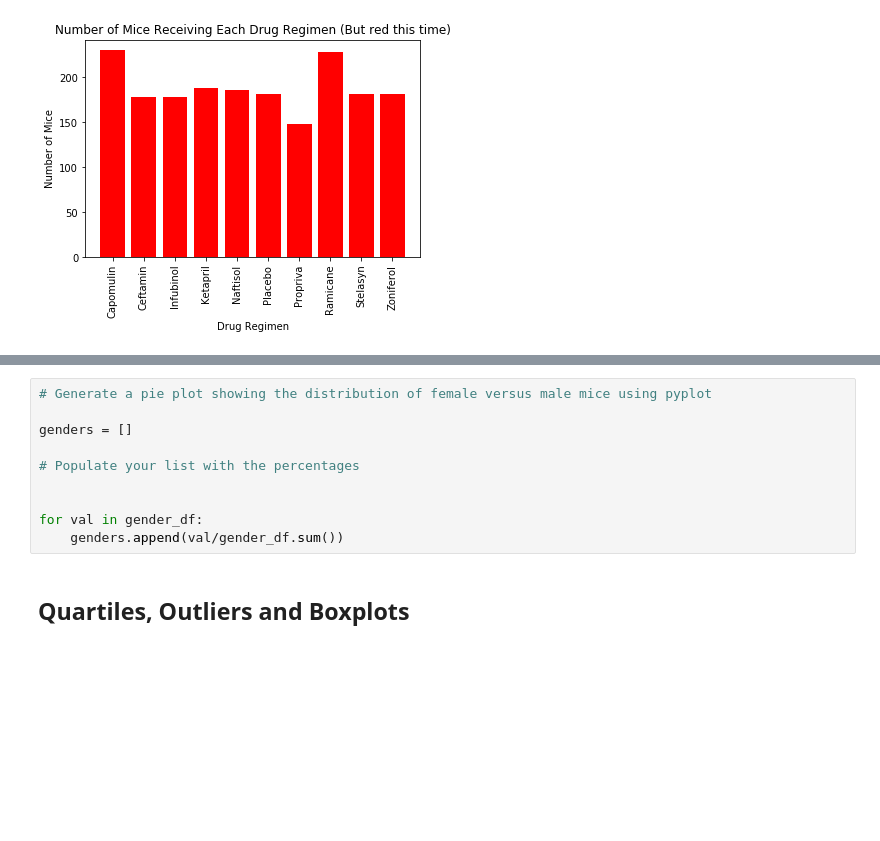
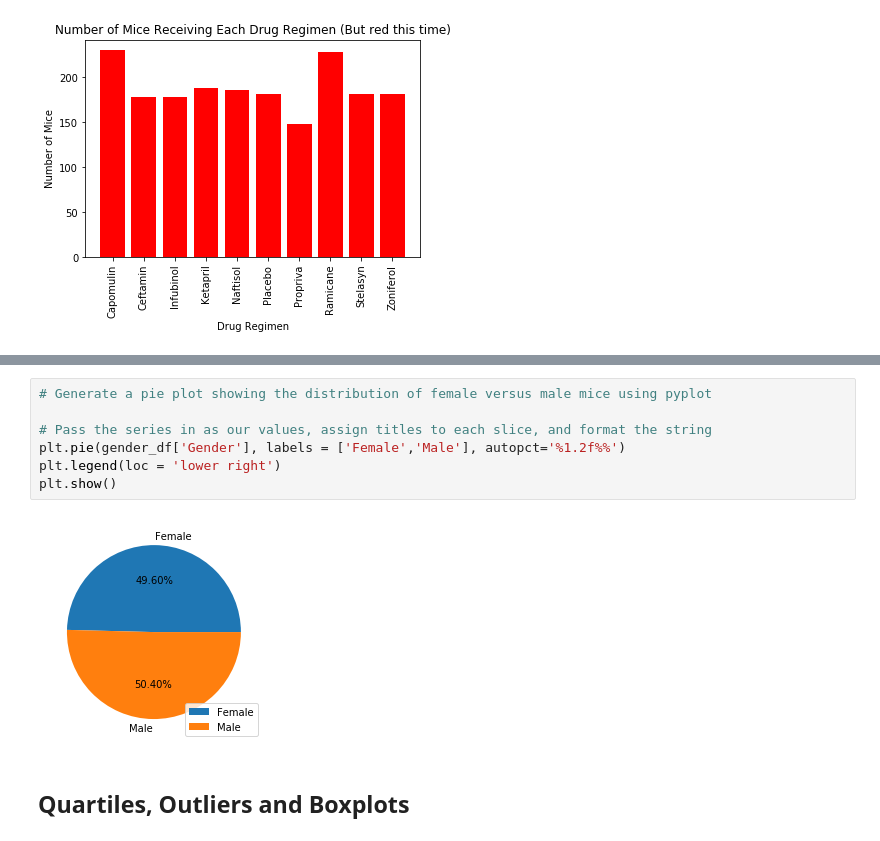
Before and after one commit to mgood13/matplotlib_challenge, a Jupyter notebook: pymaceuticals_starter.ipynb, the cells around one changed output, grey strips where cells are left out. Saved outputs shown, nothing was run; the diff lists cells and outputs as text; blank space fills up the shorter version.

```diff
--- a/pymaceuticals_starter.ipynb
+++ b/pymaceuticals_starter.ipynb
@@ -161,13 +164,12 @@ plt.show()
 # %%
 # Generate a pie plot showing the distribution of female versus male mice using pyplot
 
-genders = []
-
-# Populate your list with the percentages
-
-
-for val in gender_df:
-    genders.append(val/gender_df.sum())
+# Pass the series in as our values, assign titles to each slice, and format the string
+plt.pie(gender_df['Gender'], labels = ['Female','Male'], autopct='%1.2f%%')
+plt.legend(loc = 'lower right')
+plt.show()
+# %% [output]
+[figure, added]
 # %% [markdown]
 ## Quartiles, Outliers and Boxplots
 # %%
```
Also changed, not shown: parts of 1 cell of this notebook.
